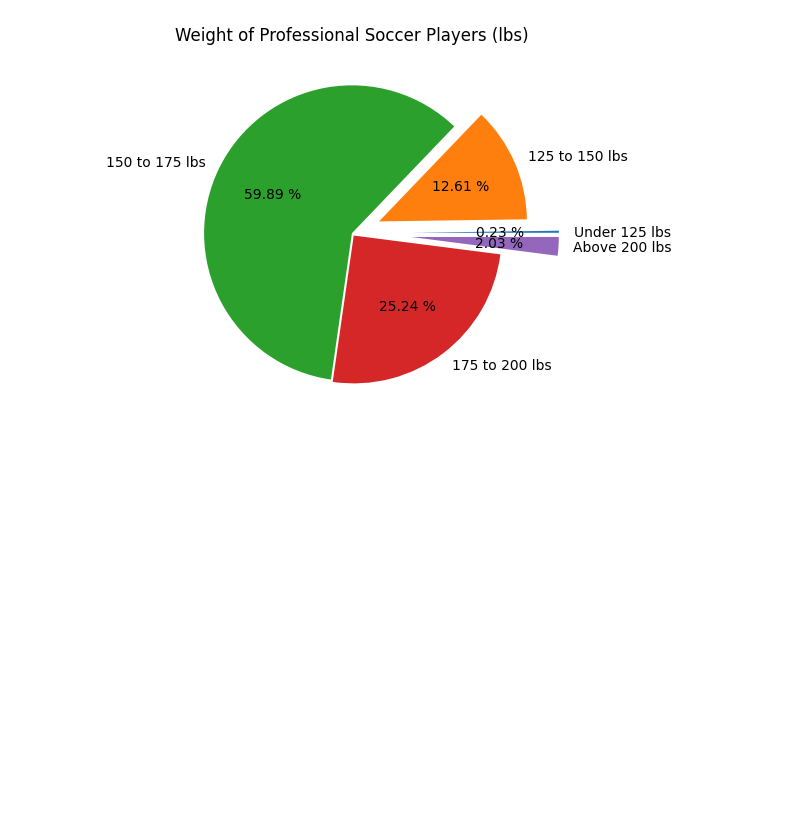
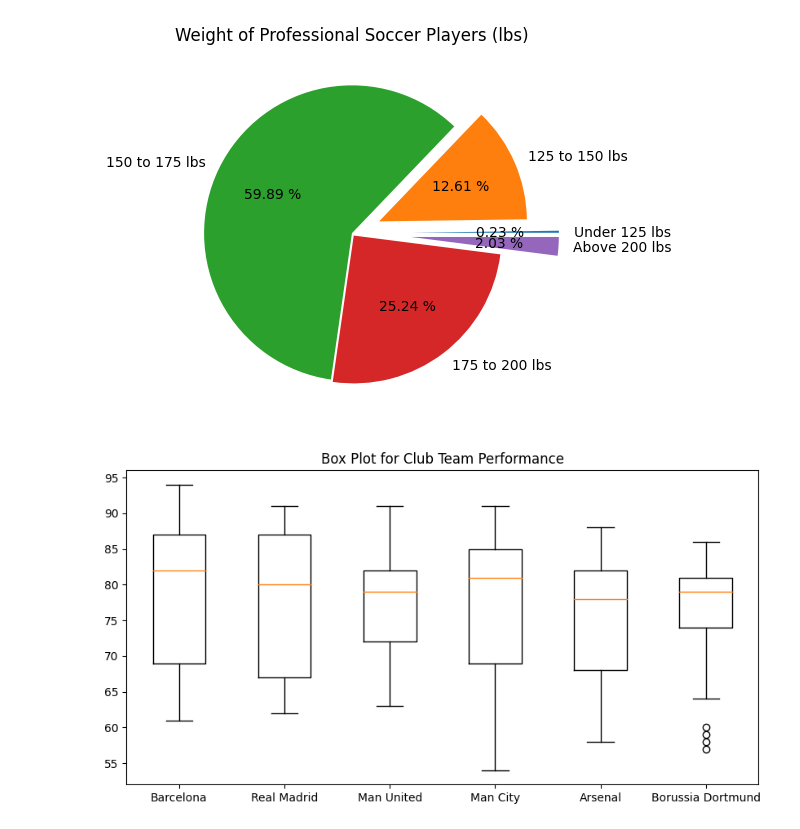
Before and after one commit to Udhay2898/HandsOnPractice_Pandas, a Jupyter notebook: Matplotlib.ipynb, the cells around one changed output. Drawn from its saved outputs; the diff is of its cells as text; code cells hidden in the pictures; blank space fills up the shorter version.

```diff
--- a/Matplotlib.ipynb
+++ b/Matplotlib.ipynb
@@ -151,0 +156,18 @@ plt.show()
+# %%
+plt.figure(figsize=(10,5))
+
+b_fc = fifa.loc[fifa.Club == 'FC Barcelona']['Overall']
+rm_cf = fifa.loc[fifa.Club == 'Real Madrid']['Overall']
+mu_fc = fifa.loc[fifa.Club == 'Manchester United']['Overall']
+mc_fc = fifa.loc[fifa.Club == 'Manchester City']['Overall']
+a_fc =fifa.loc[fifa.Club == 'Arsenal']['Overall']
+bvb =fifa.loc[fifa.Club == 'Borussia Dortmund']['Overall']
+
+plt.title('Box Plot for Club Team Performance')
+data = [b_fc,rm_cf,mu_fc,mc_fc,a_fc,bvb]
+labels = ['Barcelona','Real Madrid','Man United','Man City','Arsenal','Borussia Dortmund']
+
+plt.boxplot(data,labels=labels)
+plt.show()
+# %% [output]
+[figure, added]
```
Also changed, not shown: parts of 1 cell of this notebook.
